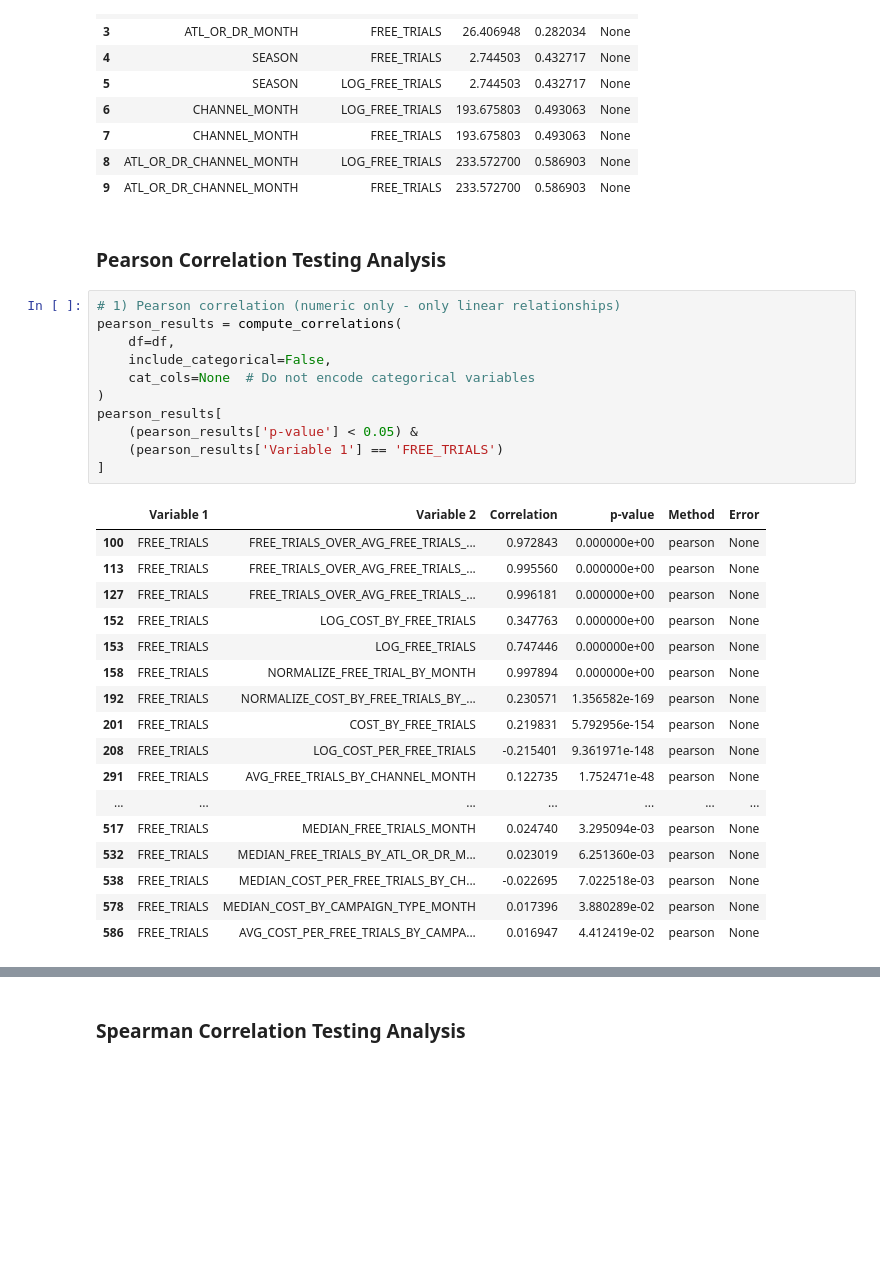
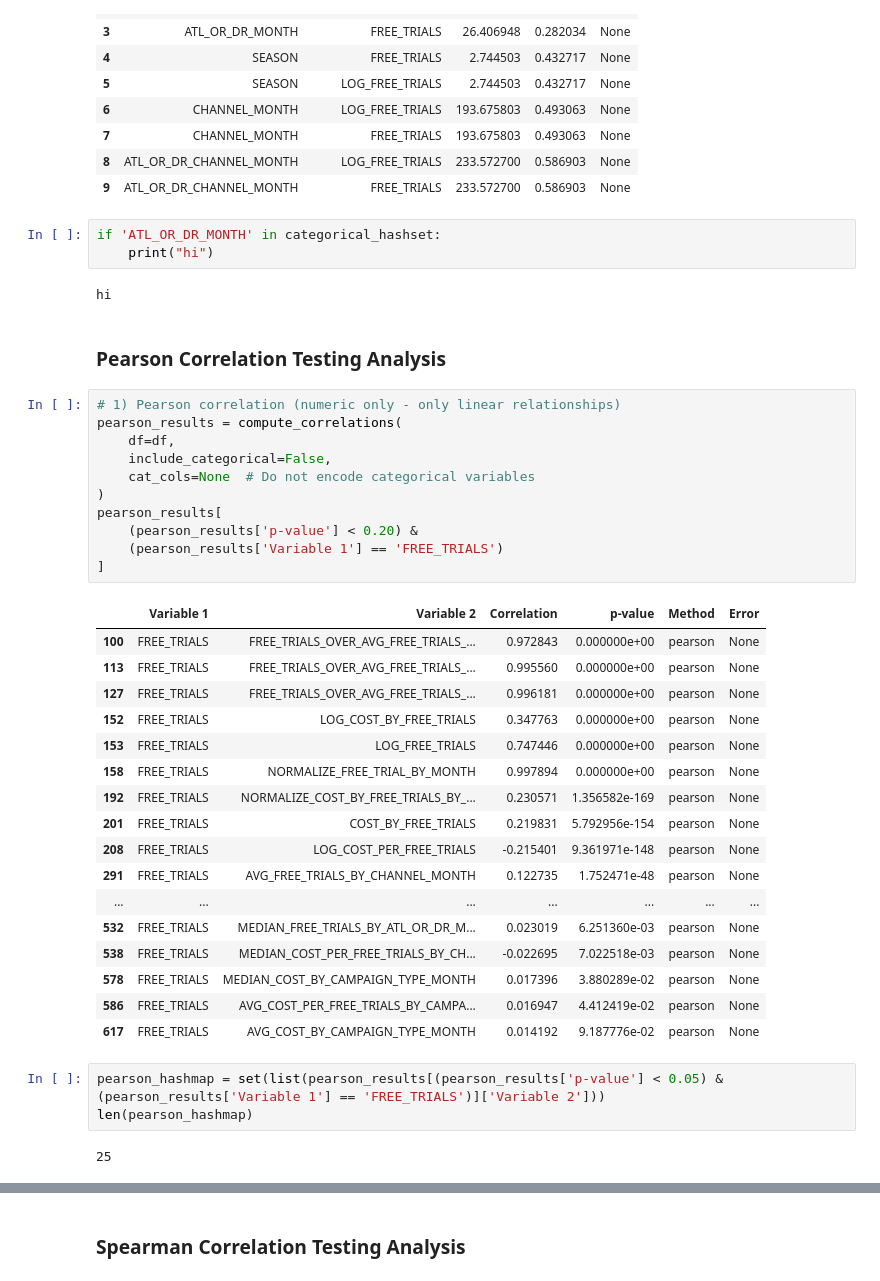
Before and after one commit to 11echeng/free-trial-analysis, a Jupyter notebook: notebooks/correlation_testing.ipynb, the cells around one changed output, grey strips where cells are left out. Cells and saved outputs as stored; diff of their text form; blank space fills up the shorter version.

```diff
--- a/notebooks/correlation_testing.ipynb
+++ b/notebooks/correlation_testing.ipynb
@@ -176,34 +200,44 @@ kruskal_results_df[kruskal_results_df['p-value'] <= 0.60]
 | 7 | CHANNEL_MONTH | FREE_TRIALS | 193.675803 | 0.493063 | None |
 | 8 | ATL_OR_DR_CHANNEL_MONTH | LOG_FREE_TRIALS | 233.572700 | 0.586903 | None |
 | 9 | ATL_OR_DR_CHANNEL_MONTH | FREE_TRIALS | 233.572700 | 0.586903 | None |
+# %%
+if 'ATL_OR_DR_MONTH' in categorical_hashset:
+    print("hi")
+# %% [output]
+hi
 # %% [markdown]
 ### Pearson Correlation Testing Analysis
 # %%
 # 1) Pearson correlation (numeric only - only linear relationships)
 pearson_results = compute_correlations(
     df=df,
     include_categorical=False,
     cat_cols=None  # Do not encode categorical variables
 )
 pearson_results[
-    (pearson_results['p-value'] < 0.05) &
+    (pearson_results['p-value'] < 0.20) &
     (pearson_results['Variable 1'] == 'FREE_TRIALS')
 ]
 # %% [output]
 |  | Variable 1 | Variable 2 | Correlation | p-value | Method | Error |
 | 100 | FREE_TRIALS | FREE_TRIALS_OVER_AVG_FREE_TRIALS_... | 0.972843 | 0.000000e+00 | pearson | None |
 | 113 | FREE_TRIALS | FREE_TRIALS_OVER_AVG_FREE_TRIALS_... | 0.995560 | 0.000000e+00 | pearson | None |
 | 127 | FREE_TRIALS | FREE_TRIALS_OVER_AVG_FREE_TRIALS_... | 0.996181 | 0.000000e+00 | pearson | None |
 | 152 | FREE_TRIALS | LOG_COST_BY_FREE_TRIALS | 0.347763 | 0.000000e+00 | pearson | None |
 | 153 | FREE_TRIALS | LOG_FREE_TRIALS | 0.747446 | 0.000000e+00 | pearson | None |
 | 158 | FREE_TRIALS | NORMALIZE_FREE_TRIAL_BY_MONTH | 0.997894 | 0.000000e+00 | pearson | None |
 | 192 | FREE_TRIALS | NORMALIZE_COST_BY_FREE_TRIALS_BY_... | 0.230571 | 1.356582e-169 | pearson | None |
 | 201 | FREE_TRIALS | COST_BY_FREE_TRIALS | 0.219831 | 5.792956e-154 | pearson | None |
 | 208 | FREE_TRIALS | LOG_COST_PER_FREE_TRIALS | -0.215401 | 9.361971e-148 | pearson | None |
 | 291 | FREE_TRIALS | AVG_FREE_TRIALS_BY_CHANNEL_MONTH | 0.122735 | 1.752471e-48 | pearson | None |
 | ... | ... | ... | ... | ... | ... | ... |
-| 517 | FREE_TRIALS | MEDIAN_FREE_TRIALS_MONTH | 0.024740 | 3.295094e-03 | pearson | None |
 | 532 | FREE_TRIALS | MEDIAN_FREE_TRIALS_BY_ATL_OR_DR_M... | 0.023019 | 6.251360e-03 | pearson | None |
 | 538 | FREE_TRIALS | MEDIAN_COST_PER_FREE_TRIALS_BY_CH... | -0.022695 | 7.022518e-03 | pearson | None |
 | 578 | FREE_TRIALS | MEDIAN_COST_BY_CAMPAIGN_TYPE_MONTH | 0.017396 | 3.880289e-02 | pearson | None |
 | 586 | FREE_TRIALS | AVG_COST_PER_FREE_TRIALS_BY_CAMPA... | 0.016947 | 4.412419e-02 | pearson | None |
+| 617 | FREE_TRIALS | AVG_COST_BY_CAMPAIGN_TYPE_MONTH | 0.014192 | 9.187776e-02 | pearson | None |
+# %%
+pearson_hashmap = set(list(pearson_results[(pearson_results['p-value'] < 0.05) &(pearson_results['Variable 1'] == 'FREE_TRIALS')]['Variable 2']))
+len(pearson_hashmap)
+# %% [output]
+25
```
Also changed, not shown: parts of 11 cells of this notebook, 1 other file.
